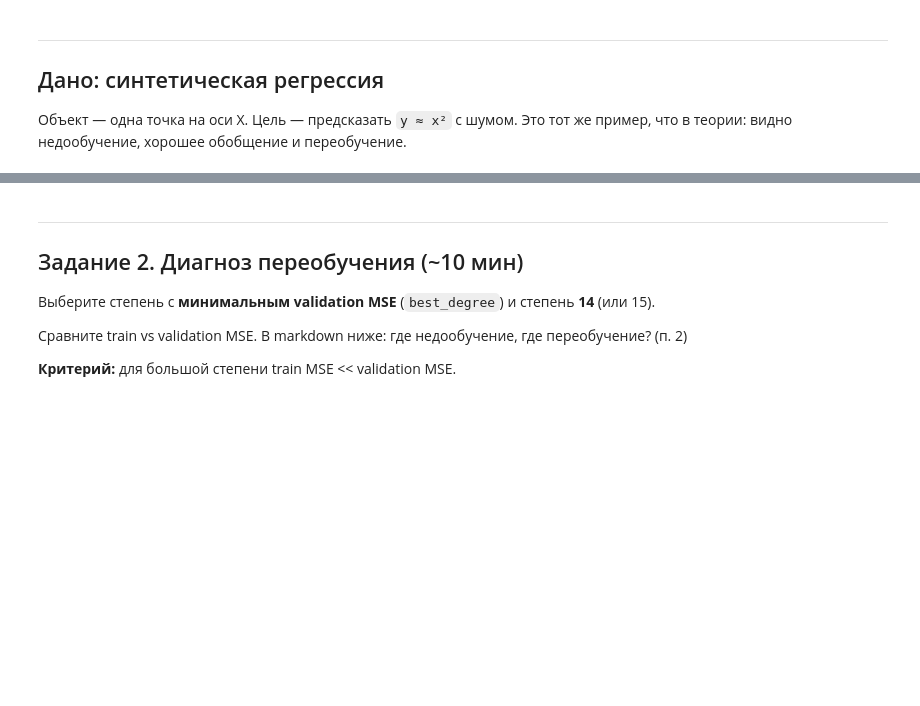
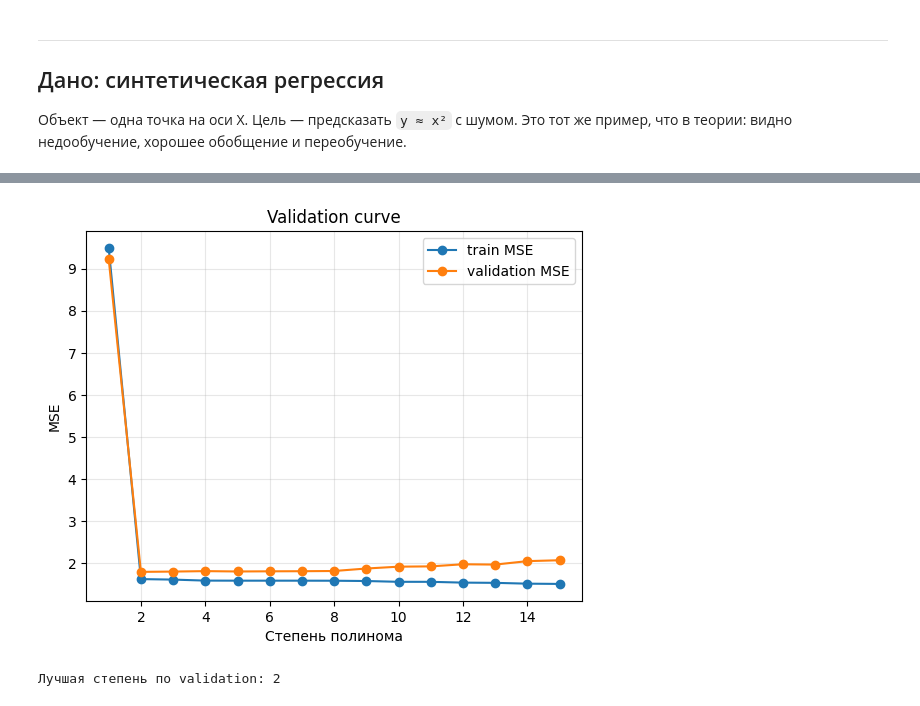
Before and after one commit to gurovic/ml-speckurs, a Jupyter notebook: 15_overfitting_validation/overfitting_validation_practice.ipynb, the cells around one changed output, grey strips where cells are left out. Cells and saved outputs as stored; diff of their text form; code cells hidden in the pictures; blank space fills up the shorter version.

```diff
--- a/15_overfitting_validation/overfitting_validation_practice.ipynb
+++ b/15_overfitting_validation/overfitting_validation_practice.ipynb
@@ -32,0 +47,11 @@ print('Объектов:', len(X))
+# %%
+from sklearn.model_selection import train_test_split, learning_curve, cross_validate, KFold
+from sklearn.preprocessing import PolynomialFeatures
+from sklearn.linear_model import LinearRegression
+from sklearn.metrics import mean_squared_error
+
+RANDOM_STATE = 42
+X_train, X_val, y_train, y_val = train_test_split(
+    X, y, test_size=0.3, random_state=RANDOM_STATE
+)
+print('train / val:', len(X_train), len(X_val))
@@ -44,9 +83,24 @@ print('Объектов:', len(X))
-# %% [markdown]
----
-## Задание 2. Диагноз переобучения (~10 мин)
-
-Выберите степень с **минимальным validation MSE** (`best_degree`) и степень **14** (или 15).
-
-Сравните train vs validation MSE. В markdown ниже: где недообучение, где переобучение? (п. 2)
-
-**Критерий:** для большой степени train MSE << validation MSE.
+# %%
+degrees = range(1, 16)
+train_scores, val_scores = [], []
+for degree in degrees:
+    poly = PolynomialFeatures(degree=degree, include_bias=False)
+    Xtr = poly.fit_transform(X_train)
+    Xva = poly.transform(X_val)
+    m = LinearRegression().fit(Xtr, y_train)
+    train_scores.append(mean_squared_error(y_train, m.predict(Xtr)))
+    val_scores.append(mean_squared_error(y_val, m.predict(Xva)))
+
+plt.plot(degrees, train_scores, marker='o', label='train MSE')
+plt.plot(degrees, val_scores, marker='o', label='validation MSE')
+plt.xlabel('Степень полинома')
+plt.ylabel('MSE')
+plt.title('Validation curve')
+plt.grid(alpha=0.3)
+plt.legend()
+plt.show()
+best_degree = degrees[int(np.argmin(val_scores))]
+print('Лучшая степень по validation:', best_degree)
+# %% [output]
+[figure, added]
+Лучшая степень по validation: 2
```
Also changed, not shown: parts of 19 cells of this notebook, 26 other files.
